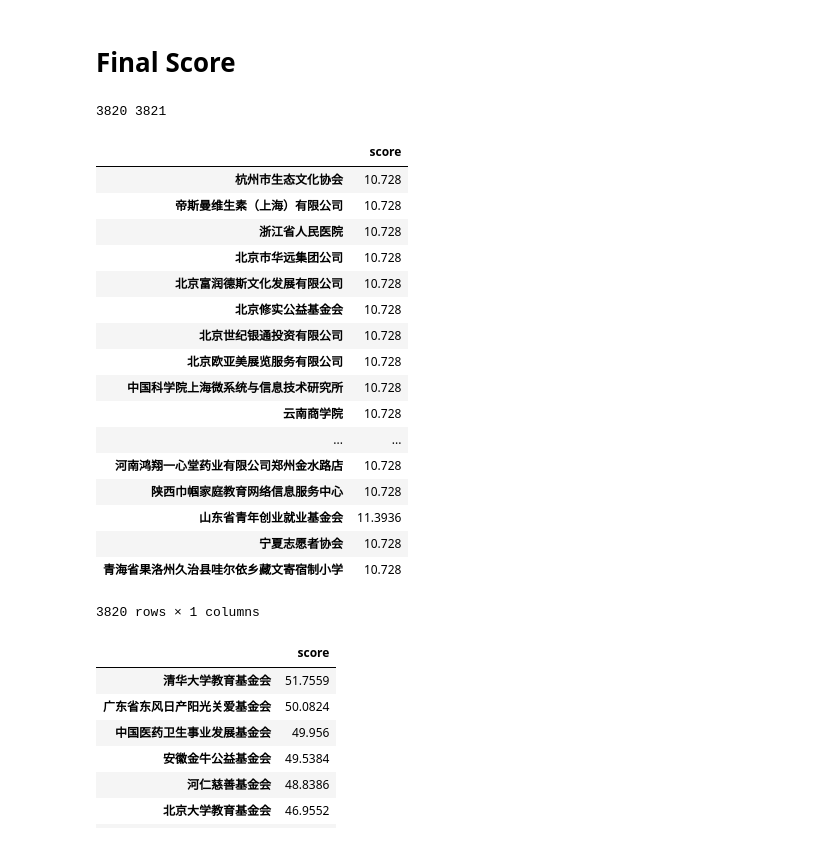
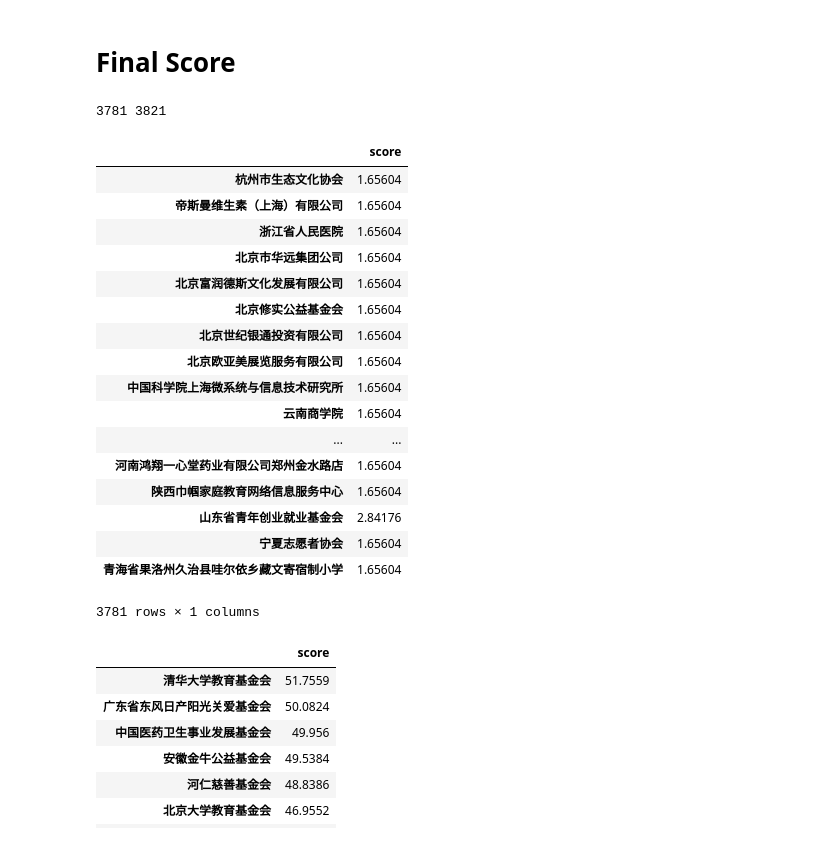
Before and after one commit to khuangaf/soicalHack, a Jupyter notebook: data_preprocess.ipynb, the cells around one changed output. Saved outputs shown, nothing was run; the diff lists cells and outputs as text; code cells hidden in the pictures.

```diff
--- a/data_preprocess.ipynb
+++ b/data_preprocess.ipynb
@@ -555,6 +555,11 @@ EXECUTION_WEIGHT = 30
 # print all_organizations
 all_organizations_except_investing = list(all_organizations)
 all_organizations_except_investing.pop(all_organizations.index(INVESTING))
+
+#get rid of those organizations whose 工資比例 > 10%
+for invalid_org in invalid_organizations:
+    if invalid_org in all_organizations_except_investing :
+        all_organizations_except_investing.pop(all_organizations_except_investing.index(invalid_org))
 print len(all_organizations_except_investing), len(all_organizations)
 score_dict = dict(zip(all_organizations_except_investing, np.zeros(len(all_organizations_except_investing))))
 similarities = np.zeros(len(all_organizations_except_investing))
@@ -600,51 +605,51 @@ for i, organization in enumerate(all_organizations_except_investing):
         executions[i] += leaderDf.mean()
     if organization in servicePortionDf:
         executions[i] += executions[j].loc[organization]['service_portion']
 
 
 similarities -= np.min(similarities)
 similarities /= np.max(similarities)
 
 influences -= np.min(influences)
 influences /= np.max(influences)
 
 executions -= np.min(executions)
 executions /= np.max(executions)
 
 similarityDict = dict(zip(all_organizations_except_investing, similarities))
 influenceDict = dict(zip(all_organizations_except_investing, influences))
 executionDict = dict(zip(all_organizations_except_investing, executions))
 finalScoreDf= pd.DataFrame(columns=all_organizations_except_investing, index=[INVESTING])
 for organization in all_organizations_except_investing:
     # similarity
     similarity = similarityDict[organization]
     influence = influenceDict[organization]
     execution = executionDict[organization]
 
     finalScoreDf.iloc[0][organization]=similarity* SIMILARITY_WEIGHT + influence* INFLUENCE_WEIGHT + execution * EXECUTION_WEIGHT
 
 finalScoreDf = finalScoreDf.transpose().rename(columns={INVESTING:'score'})
 finalScoreDf
 # %% [output]
-3820 3821
+3781 3821
 |  | score |
-| 杭州市生态文化协会 | 10.728 |
-| 帝斯曼维生素（上海）有限公司 | 10.728 |
-| 浙江省人民医院 | 10.728 |
-| 北京市华远集团公司 | 10.728 |
-| 北京富润德斯文化发展有限公司 | 10.728 |
-| 北京修实公益基金会 | 10.728 |
-| 北京世纪银通投资有限公司 | 10.728 |
-| 北京欧亚美展览服务有限公司 | 10.728 |
-| 中国科学院上海微系统与信息技术研究所 | 10.728 |
-| 云南商学院 | 10.728 |
+| 杭州市生态文化协会 | 1.65604 |
+| 帝斯曼维生素（上海）有限公司 | 1.65604 |
+| 浙江省人民医院 | 1.65604 |
+| 北京市华远集团公司 | 1.65604 |
+| 北京富润德斯文化发展有限公司 | 1.65604 |
+| 北京修实公益基金会 | 1.65604 |
+| 北京世纪银通投资有限公司 | 1.65604 |
+| 北京欧亚美展览服务有限公司 | 1.65604 |
+| 中国科学院上海微系统与信息技术研究所 | 1.65604 |
+| 云南商学院 | 1.65604 |
 | ... | ... |
-| 河南鸿翔一心堂药业有限公司郑州金水路店 | 10.728 |
-| 陕西巾帼家庭教育网络信息服务中心 | 10.728 |
-| 山东省青年创业就业基金会 | 11.3936 |
-| 宁夏志愿者协会 | 10.728 |
-| 青海省果洛州久治县哇尔依乡藏文寄宿制小学 | 10.728 |
+| 河南鸿翔一心堂药业有限公司郑州金水路店 | 1.65604 |
+| 陕西巾帼家庭教育网络信息服务中心 | 1.65604 |
+| 山东省青年创业就业基金会 | 2.84176 |
+| 宁夏志愿者协会 | 1.65604 |
+| 青海省果洛州久治县哇尔依乡藏文寄宿制小学 | 1.65604 |
-3820 rows × 1 columns
+3781 rows × 1 columns
 # %%
 finalScoreDf.sort_values(['score'] ,ascending=False)
 # %% [output]
```
